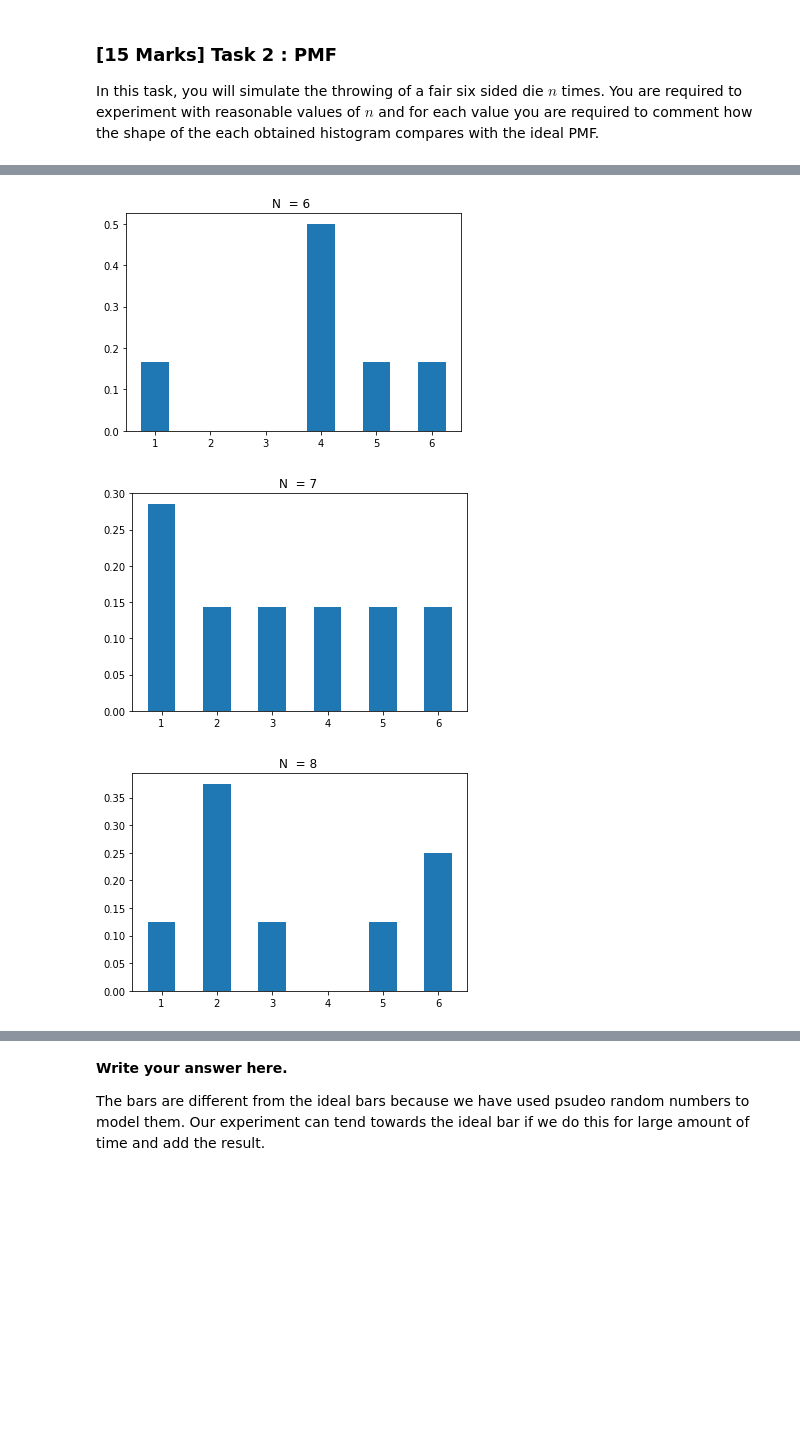
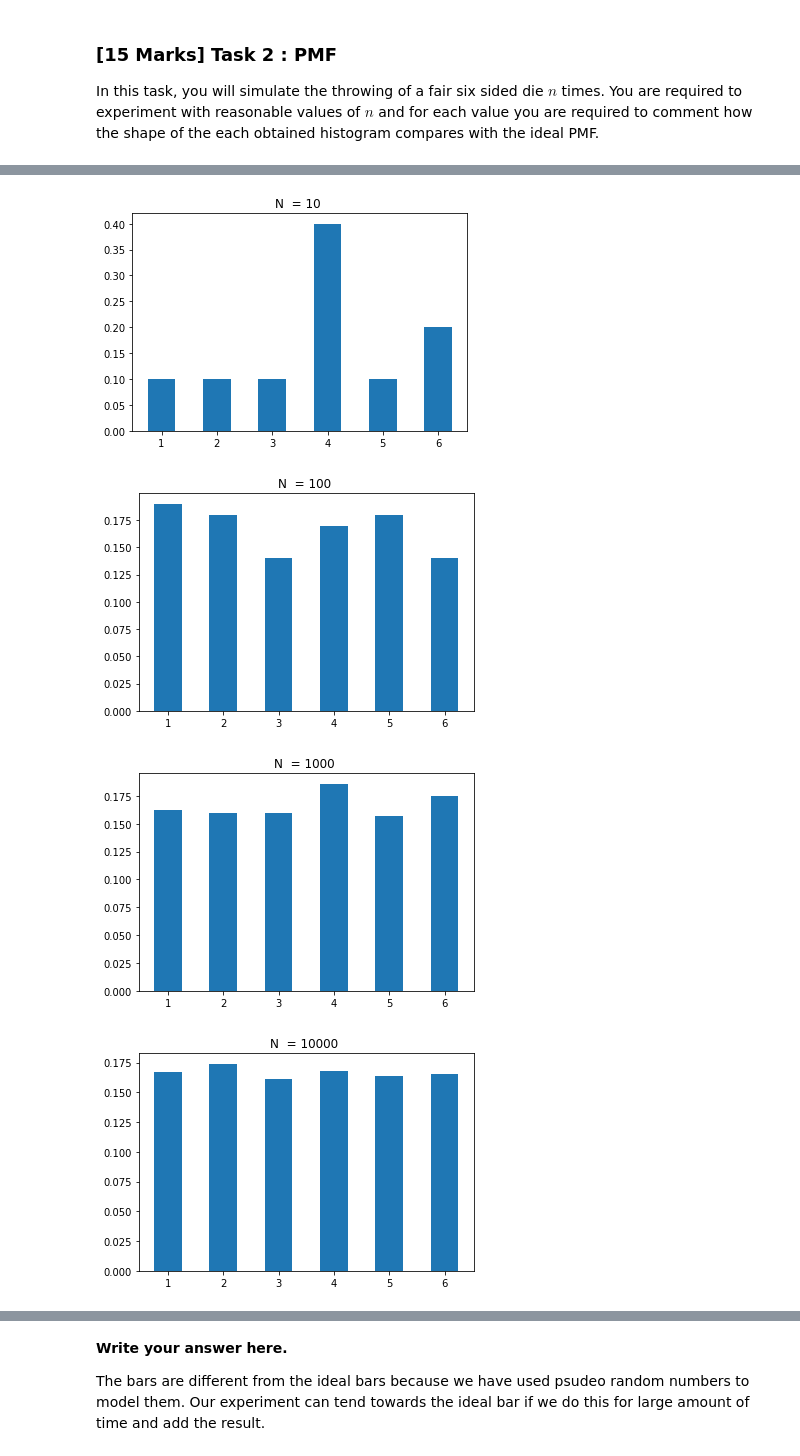
Before and after one commit to mj06879/Probability-and-Statistics-Projects, a Jupyter notebook: 1/Project_01_Unsolved.ipynb, the cells around one changed output, grey strips where cells are left out. Saved outputs shown, nothing was run; the diff lists cells and outputs as text; code cells hidden in the pictures; blank space fills up the shorter version.

```diff
--- a/1/Project_01_Unsolved.ipynb
+++ b/1/Project_01_Unsolved.ipynb
@@ -71,9 +71,10 @@ def approximate_PMF(N: list):
         plt.title("N  = %i " % (N[i]))
         plt.show()
 # %%
-approximate_PMF([i for i in range(6, 9)])
+approximate_PMF([10**i for i in range(1,9)])
 # %% [output]
 [figure]
-[figure, old version]
+[figure, new version]
-[figure, old version]
+[figure, new version]
-[figure, old version]
+[figure, new version]
+[figure, added]
```
Also changed, not shown: parts of 2 cells of this notebook.
